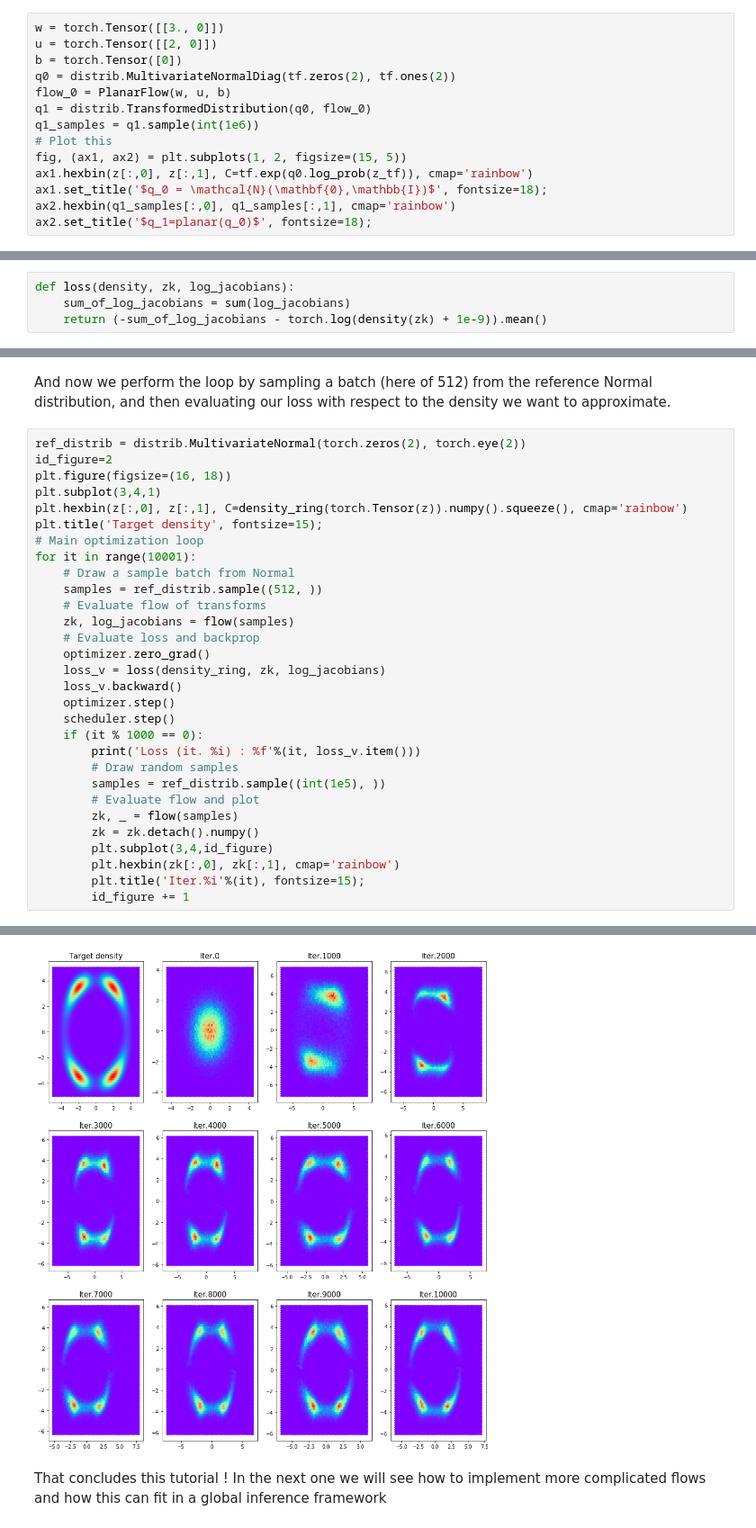
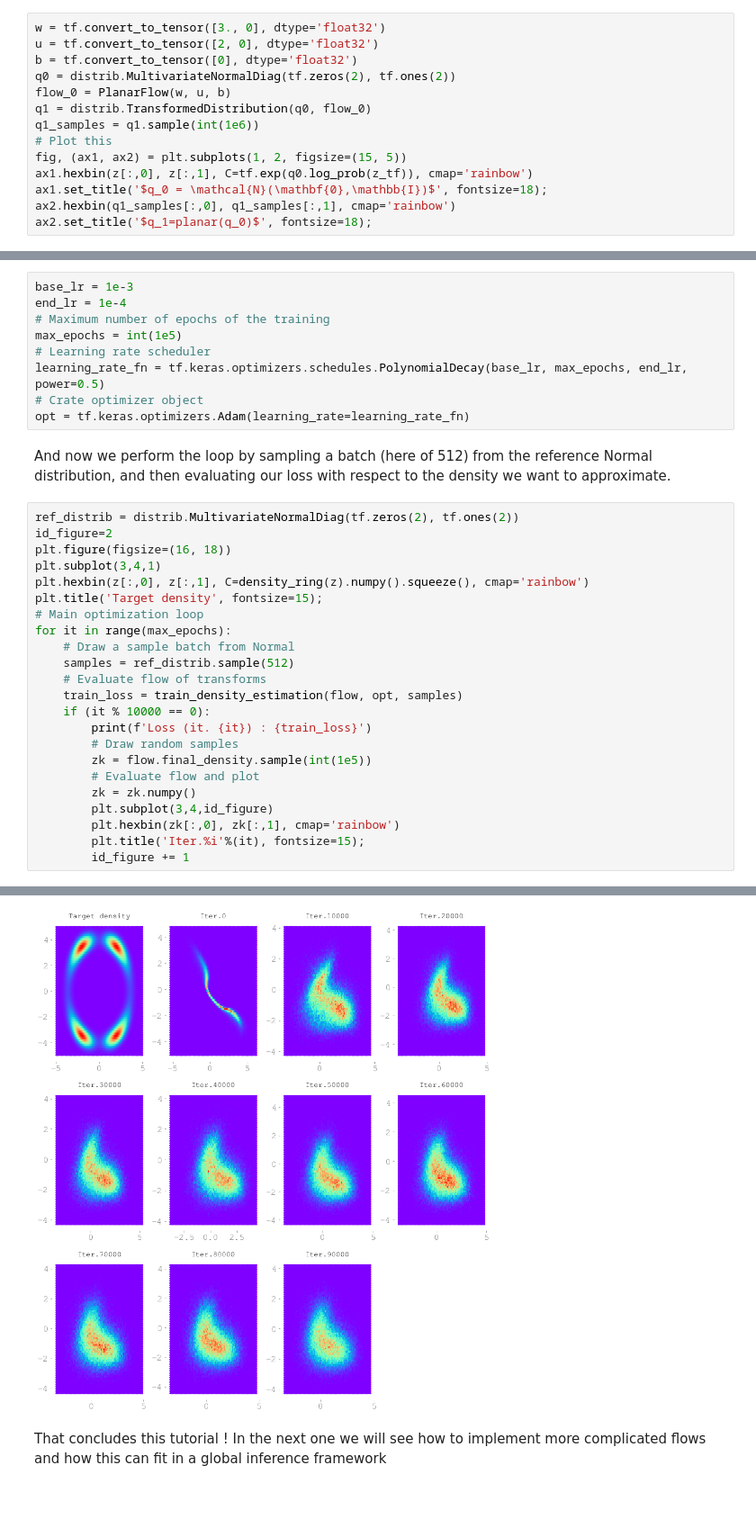
Before and after one commit to esling/formation_scai, a Jupyter notebook: 03_normalizing_flows.ipynb, the cells around one changed output, grey strips where cells are left out. Shown at 90% size. Saved outputs shown, nothing was run; the diff lists cells and outputs as text; blank space fills up the shorter version.

Commit message:
Update flows course with functional training

```diff
--- a/03_normalizing_flows.ipynb
+++ b/03_normalizing_flows.ipynb
@@ -225,9 +234,9 @@ class PlanarFlow(biject.Bijector):
 # %% [markdown]
 As before, we can witness the effect of this transform on a given `MultivariateNormal` distribution. You should note here that I am using the density estimation for `q0`, but only display empirical samples from `q1`.
 # %%
-w = torch.Tensor([[3., 0]])
-u = torch.Tensor([[2, 0]])
-b = torch.Tensor([0])
+w = tf.convert_to_tensor([3., 0], dtype='float32')
+u = tf.convert_to_tensor([2, 0], dtype='float32')
+b = tf.convert_to_tensor([0], dtype='float32')
 q0 = distrib.MultivariateNormalDiag(tf.zeros(2), tf.ones(2))
 flow_0 = PlanarFlow(w, u, b)
 q1 = distrib.TransformedDistribution(q0, flow_0)
@@ -377,4 +390,0 @@ Now the only missing ingredient is the loss function that is simply defined as f
-# %%
-def loss(density, zk, log_jacobians):
-    sum_of_log_jacobians = sum(log_jacobians)
-    return (-sum_of_log_jacobians - torch.log(density(zk) + 1e-9)).mean()
@@ -389,31 +409,33 @@ scheduler = optim.lr_scheduler.ExponentialLR(optimizer, 0.9999)
+# %%
+base_lr = 1e-3
+end_lr = 1e-4
+# Maximum number of epochs of the training
+max_epochs = int(1e5)
+# Learning rate scheduler
+learning_rate_fn = tf.keras.optimizers.schedules.PolynomialDecay(base_lr, max_epochs, end_lr, power=0.5)
+# Crate optimizer object
+opt = tf.keras.optimizers.Adam(learning_rate=learning_rate_fn)
 # %% [markdown]
 And now we perform the loop by sampling a batch (here of 512) from the reference Normal distribution, and then evaluating our loss with respect to the density we want to approximate.
 # %%
-ref_distrib = distrib.MultivariateNormal(torch.zeros(2), torch.eye(2))
+ref_distrib = distrib.MultivariateNormalDiag(tf.zeros(2), tf.ones(2))
 id_figure=2
 plt.figure(figsize=(16, 18))
 plt.subplot(3,4,1)
-plt.hexbin(z[:,0], z[:,1], C=density_ring(torch.Tensor(z)).numpy().squeeze(), cmap='rainbow')
+plt.hexbin(z[:,0], z[:,1], C=density_ring(z).numpy().squeeze(), cmap='rainbow')
 plt.title('Target density', fontsize=15);
 # Main optimization loop
-for it in range(10001):
+for it in range(max_epochs):
     # Draw a sample batch from Normal
-    samples = ref_distrib.sample((512, ))
+    samples = ref_distrib.sample(512)
     # Evaluate flow of transforms
-    zk, log_jacobians = flow(samples)
-    # Evaluate loss and backprop
-    optimizer.zero_grad()
-    loss_v = loss(density_ring, zk, log_jacobians)
-    loss_v.backward()
-    optimizer.step()
-    scheduler.step()
-    if (it % 1000 == 0):
-        print('Loss (it. %i) : %f'%(it, loss_v.item()))
+    train_loss = train_density_estimation(flow, opt, samples)
+    if (it % 10000 == 0):
+        print(f'Loss (it. {it}) : {train_loss}')
         # Draw random samples
-        samples = ref_distrib.sample((int(1e5), ))
+        zk = flow.final_density.sample(int(1e5))
         # Evaluate flow and plot
-        zk, _ = flow(samples)
-        zk = zk.detach().numpy()
+        zk = zk.numpy()
         plt.subplot(3,4,id_figure)
         plt.hexbin(zk[:,0], zk[:,1], cmap='rainbow')
         plt.title('Iter.%i'%(it), fontsize=15);
@@ -433,4 +454,4 @@ Loss (it. 10000) : 0.604107
-[figure, old version]
+[figure, new version]
 # %% [markdown]
 That concludes this tutorial ! In the next one we will see how to implement more complicated flows and how this can fit in a global inference framework
 # %% [markdown]
```
Also changed, not shown: parts of 33 cells of this notebook.
